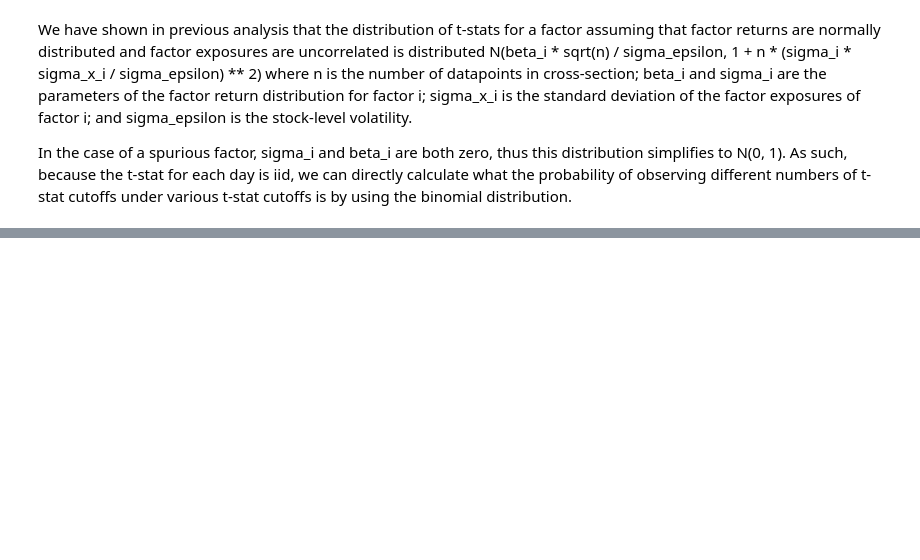
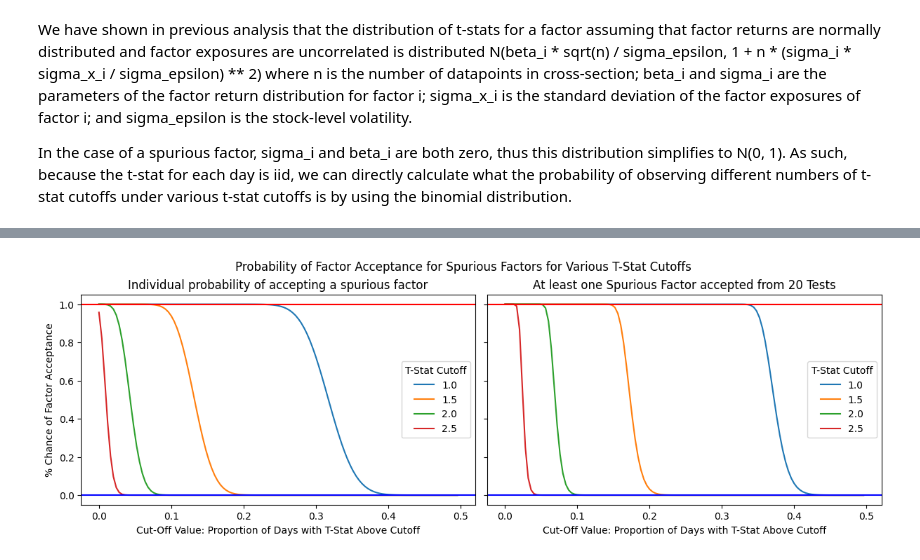
Before and after one commit to benedicttreloar/quant_finance_articles, a Jupyter notebook: factor_model_theory/ffm_factor_type_one_type_two_errors.ipynb, the cells around one changed output, grey strips where cells are left out. Drawn from its saved outputs; the diff is of its cells as text; code cells hidden in the pictures; blank space fills up the shorter version.

```diff
--- a/factor_model_theory/ffm_factor_type_one_type_two_errors.ipynb
+++ b/factor_model_theory/ffm_factor_type_one_type_two_errors.ipynb
@@ -99,0 +97,49 @@ ax1.set_ylabel('% Chance of 1 False Positive')
+# %%
+#### Demonstrate the probability of a false factor (i.e. a factor with no risk or return) having a t-stat above cutoff through time
+
+# Factor parameters
+beta_i = 0
+sigma_i = 0
+market_size = 100
+
+tstat_cutoff = 2
+no_sim_tests = 20
+
+# Probability of false positive
+visualisation_steps=250
+tstat_probabilities = {}
+tstat_probabilities_simultaneous_tests = {}
+
+for i in range(int(visualisation_steps*0.5)):
+    tstat_probabilities[i/visualisation_steps] = {}
+    tstat_probabilities_simultaneous_tests[i/visualisation_steps] = {}
+    for tstat_cutoff in [1,1.5,2,2.5]:
+        test_prob = fundamental_factor_tstat_probability(
+            beta_i, sigma_i, i/visualisation_steps, tstat_cutoff=tstat_cutoff,market_size=market_size)
+        tstat_probabilities[i/visualisation_steps][tstat_cutoff] = test_prob
+        tstat_probabilities_simultaneous_tests[i/visualisation_steps][tstat_cutoff] = 1 - binom.cdf(0, no_sim_tests, test_prob)
+
+fig, (ax1, ax2) = plt.subplots(1,2, figsize=(12,4), sharey=True, constrained_layout=True)
+fig.suptitle('Probability of Factor Acceptance for Spurious Factors for Various T-Stat Cutoffs')
+results = pd.DataFrame(tstat_probabilities).transpose()
+results_simultaneous = pd.DataFrame(tstat_probabilities_simultaneous_tests).transpose()
+
+results.plot(title=f'Individual probability of accepting a spurious factor', ax=ax1)
+# Set horizontal title for ax1
+ax1.axhline(1, color='r')
+ax1.axhline(0, color='b')
+ax1.set_xlabel(f'Cut-Off Value: Proportion of Days with T-Stat Above Cutoff')
+ax1.legend(title='T-Stat Cutoff')
+ax1.set_ylabel('% Chance of Factor Acceptance')
+
+results_simultaneous.plot(title=f'At least one Spurious Factor accepted from {no_sim_tests} Tests', ax=ax2)
+
+# Set horizontal title for ax1
+ax2.axhline(1, color='r')
+ax2.axhline(0, color='b')
+ax2.set_xlabel(f'Cut-Off Value: Proportion of Days with T-Stat Above Cutoff')
+ax2.legend(title='T-Stat Cutoff')
+
+fig.savefig('spurious_factor_acceptance.png')
+# %% [output]
+[figure, added]
```
Also changed, not shown: parts of 12 cells of this notebook.
